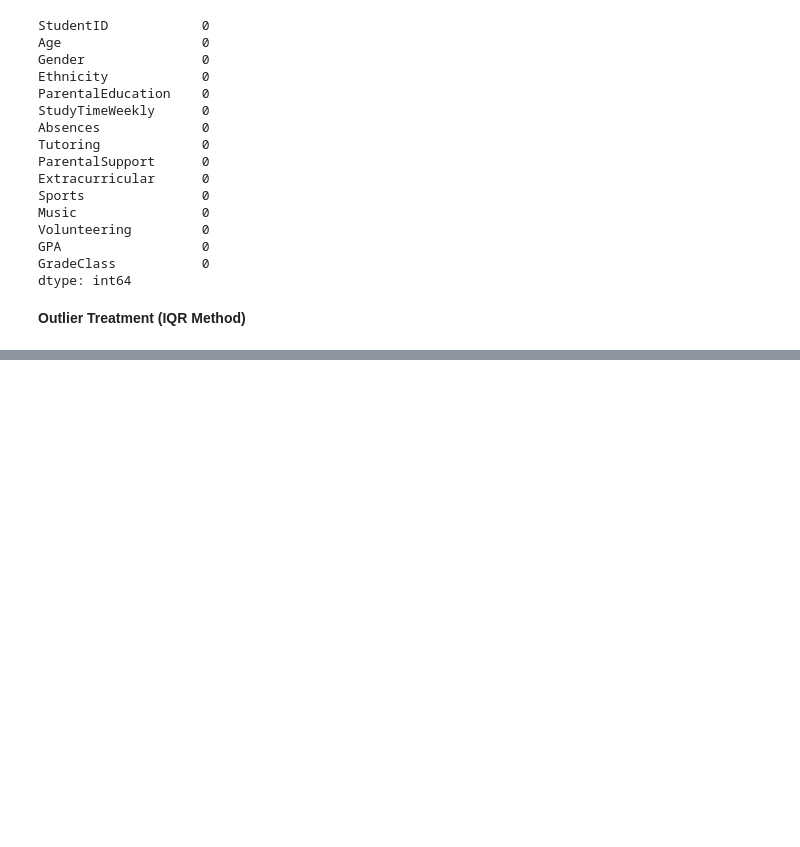
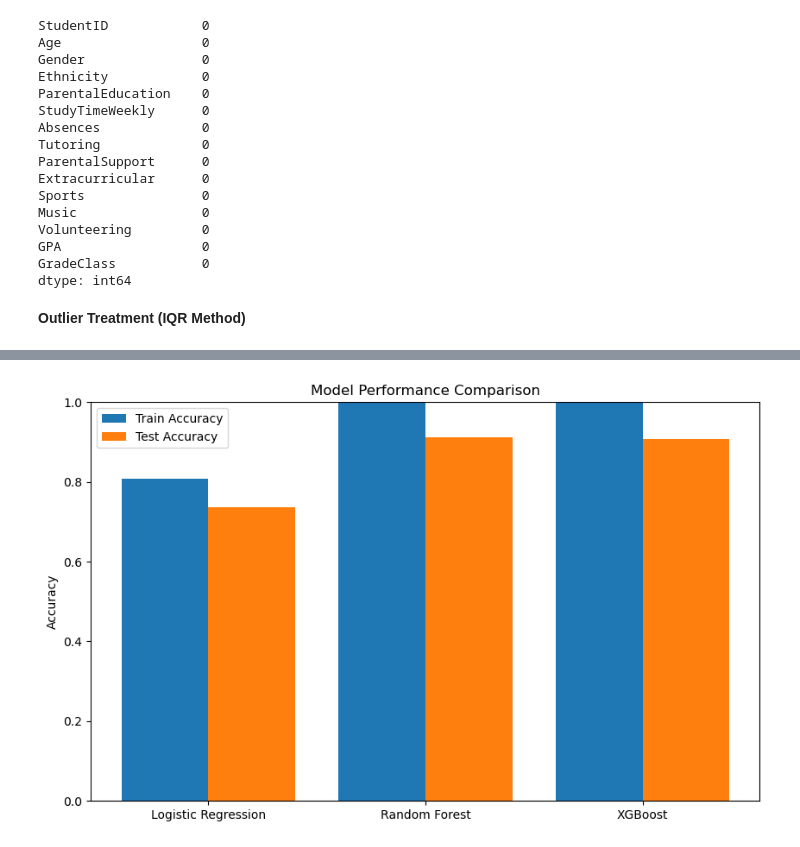
Before and after one commit to GetafixPotion/buildingtest1, a Jupyter notebook: System_Loading_and_Initial_Checks.ipynb, the cells around one changed output, grey strips where cells are left out. Drawn from its saved outputs; the diff is of its cells as text; code cells hidden in the pictures; blank space fills up the shorter version.

Commit message:
Added the Evaluation , and Modeling part 1

```diff
--- a/System_Loading_and_Initial_Checks.ipynb
+++ b/System_Loading_and_Initial_Checks.ipynb
@@ -247,0 +272,18 @@ df = remove_outliers(df, 'GPA')
+# %%
+# 8 Feature Engineering: Creating new features based on existing ones (Still working on this one )
+from sklearn.preprocessing import StandardScaler
+# Convert binary columns to integers
+binary_cols = ['Gender', 'Tutoring', 'Extracurricular', 'Sports', 'Music', 'Volunteering']
+for col in binary_cols:
+    df[col] = df[col].astype(int)
+
+# One-hot encode categorical variables
+#df = pd.get_dummies(df, columns=['Ethnicity', 'ParentalEducation', 'ParentalSupport'], drop_first=True)
+
+# Scale numerical features
+scaler = StandardScaler()
+df[['Age', 'StudyTimeWeekly', 'Absences']] = scaler.fit_transform(df[['Age', 'StudyTimeWeekly', 'Absences']])
+
+# Split features and target
+X = df.drop(['StudentID', 'GradeClass', 'GPA'], axis=1)
+y = df['GradeClass']
@@ -247,0 +343,28 @@ df = remove_outliers(df, 'GPA')
+# %%
+
+# Metrics for each model
+models = ['Logistic Regression', 'Random Forest', 'XGBoost']
+train_accuracies = [
+    accuracy_score(y_train, y_train_pred),
+    accuracy_score(y_train, rf_train_pred),
+    accuracy_score(y_train, xgb_train_pred)
+]
+test_accuracies = [
+    accuracy_score(y_test, y_test_pred),
+    accuracy_score(y_test, rf_test_pred),
+    accuracy_score(y_test, xgb_test_pred)
+]
+
+# Plotting the accuracies
+x = range(len(models))
+plt.figure(figsize=(10, 6))
+plt.bar(x, train_accuracies, width=0.4, label='Train Accuracy', align='center')
+plt.bar([i + 0.4 for i in x], test_accuracies, width=0.4, label='Test Accuracy', align='center')
+plt.xticks([i + 0.2 for i in x], models)
+plt.ylim(0, 1)
+plt.ylabel('Accuracy')
+plt.title('Model Performance Comparison')
+plt.legend()
+plt.show()
+# %% [output]
+[figure, added]
```
Also changed, not shown: parts of 4 cells of this notebook.
